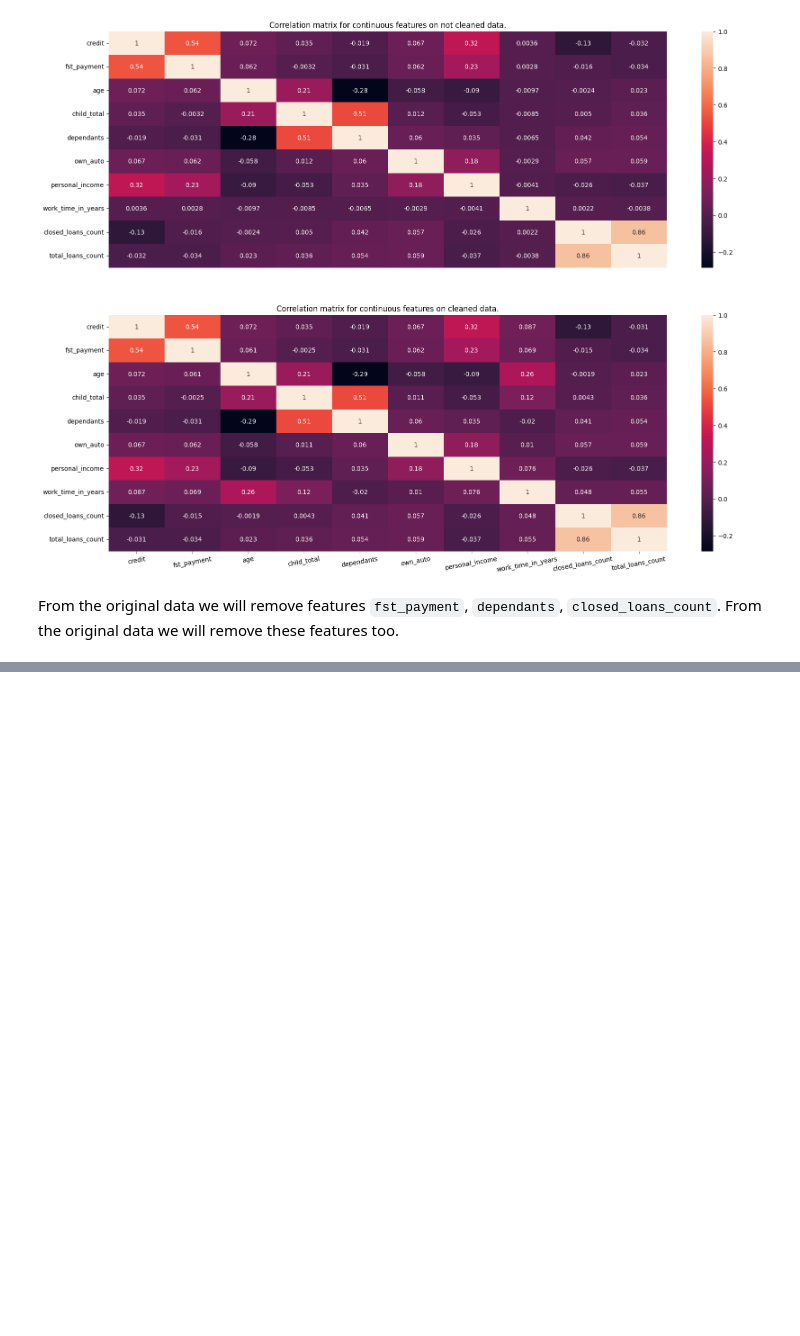
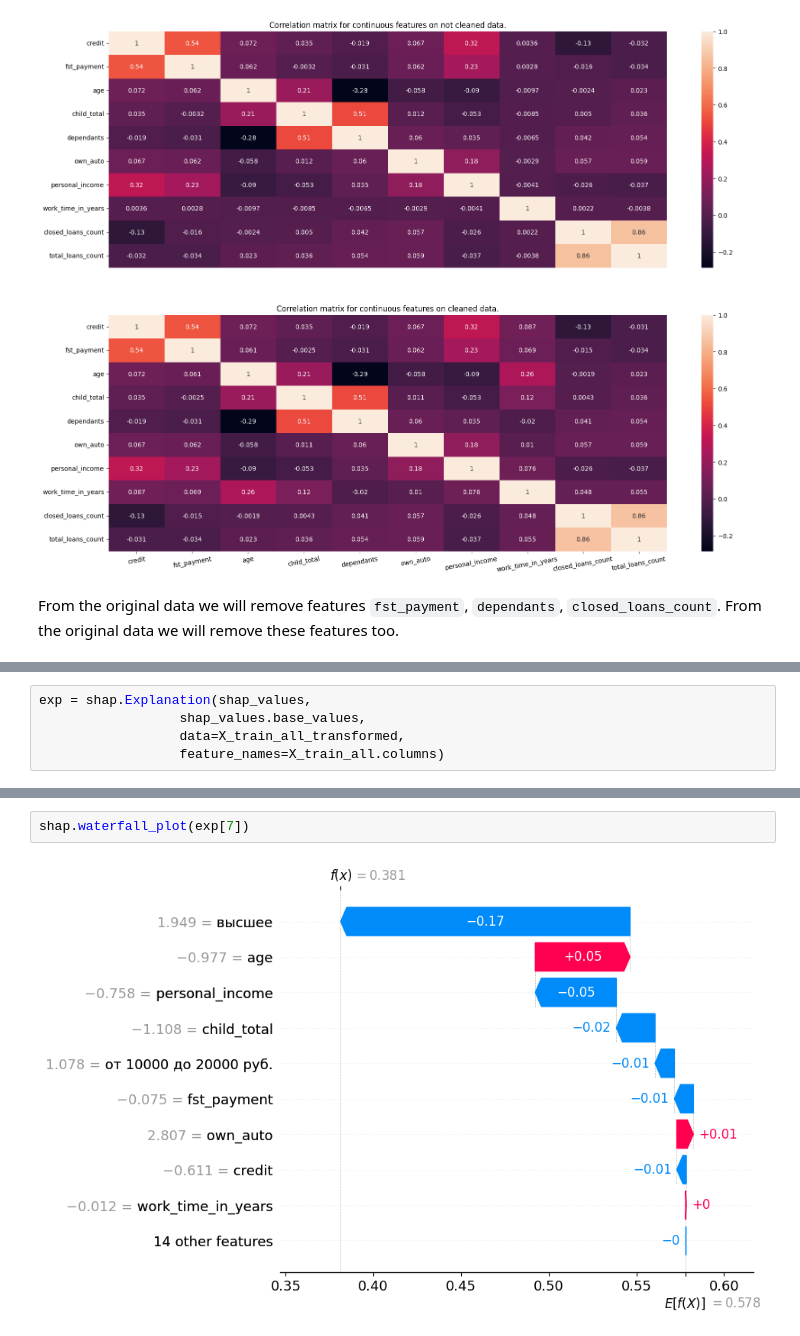
Before and after one commit to SadSabrina/streamlit_ds_app, a Jupyter notebook: Model_learning.ipynb, the cells around one changed output, grey strips where cells are left out. Saved outputs shown, nothing was run; the diff lists cells and outputs as text; blank space fills up the shorter version.

```diff
--- a/Model_learning.ipynb
+++ b/Model_learning.ipynb
@@ -361,0 +638,5 @@ weighted avg       0.84      0.60      0.67      3340
+# %%
+exp = shap.Explanation(shap_values,
+                  shap_values.base_values,
+                  data=X_train_all_transformed,
+                  feature_names=X_train_all.columns)
@@ -361,0 +647,4 @@ weighted avg       0.84      0.60      0.67      3340
+# %%
+shap.waterfall_plot(exp[7])
+# %% [output]
+[figure, added]
```
Also changed, not shown: parts of 28 cells of this notebook, 9 other files.
